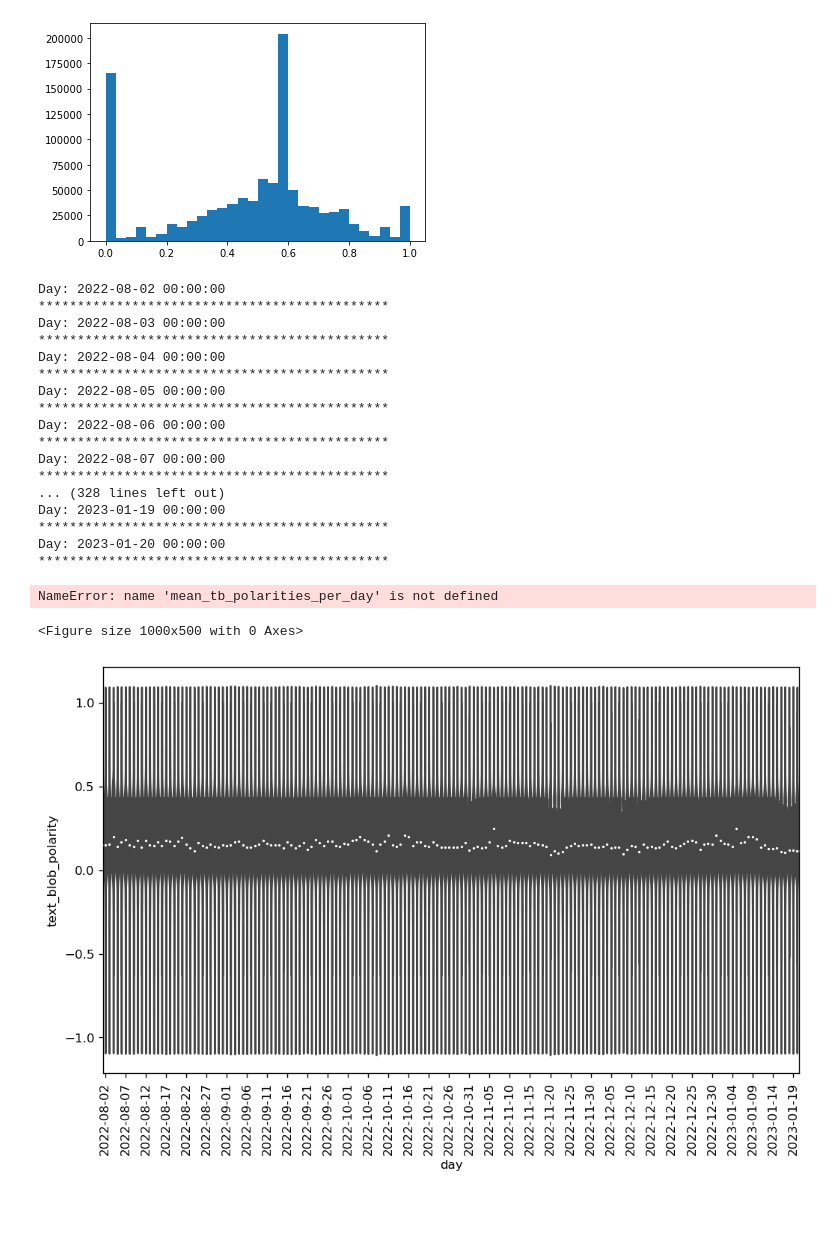
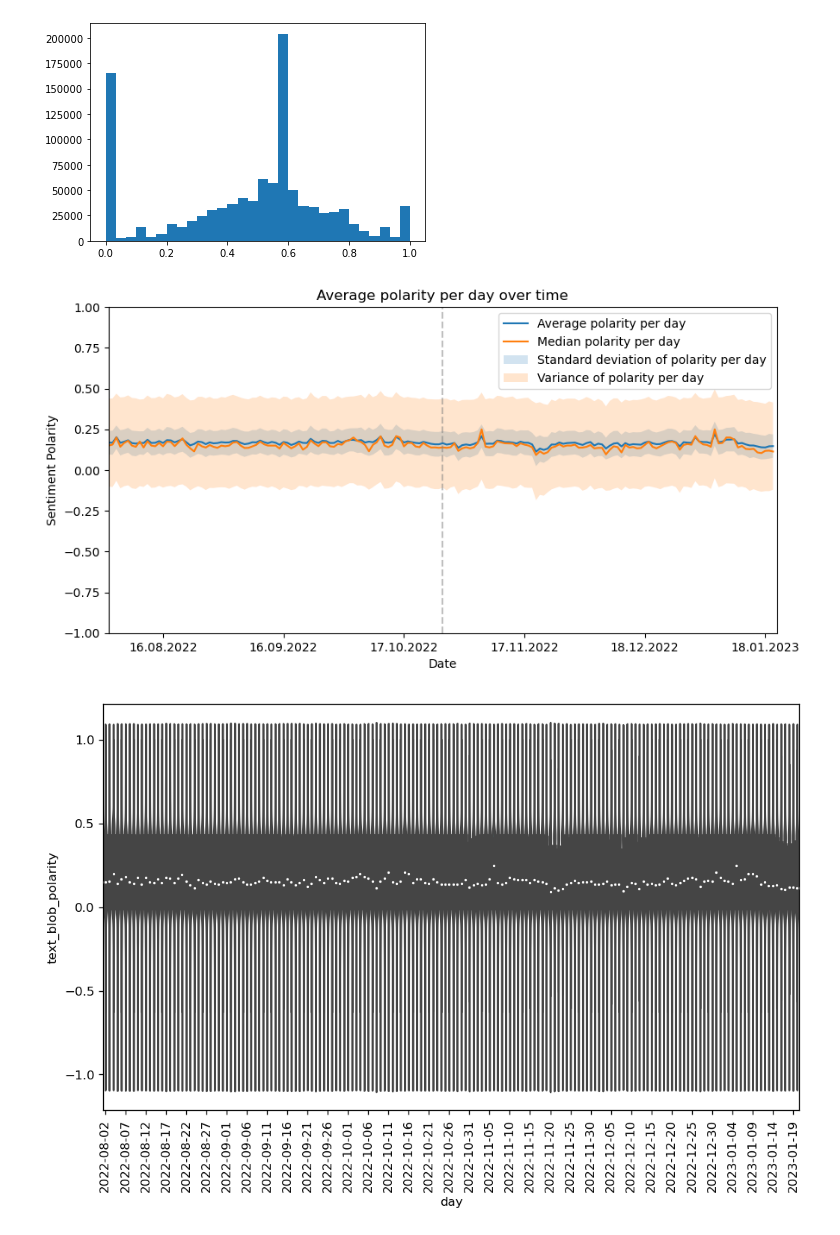
Before and after one commit to mdeppner/lgbtq-twitter-analysis, a Jupyter notebook: lgbtq_tweet_analysis.ipynb, the cells around one changed output. Drawn from its saved outputs; the diff is of its cells as text; code cells hidden in the pictures; blank space fills up the shorter version.

```diff
--- a/lgbtq_tweet_analysis.ipynb
+++ b/lgbtq_tweet_analysis.ipynb
@@ -127,10 +122,10 @@ os.environ['Twitter_Bearer_Token'] = bearer_token
 def auth():
     return os.getenv('Twitter_Bearer_Token')
 # %%
-consumer_key = 'ejMMb5Cvj2d6s0gwDAJi3Y9Cc'
-consumer_secret = 'RNZEFHl3PAtQkxpZTC1YliGbfcSdjlL4SnuX6fnR1PWJ1xDbGW'
-access_token = '1600184977420963845-iCZd2SeMRDtUusQOJofjNDYtJadGNB'
-access_secret = 'TFwzBo8ZzppEWfQX5n0Dq1jWhT9eHEjpu53tpjnOh5MCC'
+consumer_key = 'CONSUMER_KEY'
+consumer_secret = 'CONSUMER_SECRET_KEY'
+access_token = 'ACCESS_TOKEN'
+access_secret = 'ACCESS_SECRET_TOKEN'
 
 client = tweepy.Client(
     bearer_token = auth(),
@@ -577,59 +559,40 @@ mean_tb_polarities_per_day = np.array(mean_tb_polarities_per_day)
 median_tb_polarities_per_day = np.array(median_tb_polarities_per_day)
 std_tb_polarities_per_day = np.array(std_tb_polarities_per_day)
 var_tb_polarities_per_day = np.array(var_tb_polarities_per_day)
-# %% [output]
-Day: 2022-08-02 00:00:00
-*********************************************
-Day: 2022-08-03 00:00:00
-*********************************************
-Day: 2022-08-04 00:00:00
-*********************************************
-Day: 2022-08-05 00:00:00
-*********************************************
-Day: 2022-08-06 00:00:00
-*********************************************
-Day: 2022-08-07 00:00:00
-*********************************************
-... (328 lines left out)
-Day: 2023-01-19 00:00:00
-*********************************************
-Day: 2023-01-20 00:00:00
-*********************************************
 # %%
 date_index = startdates_all
 
 plt.figure(figsize=(10, 5), dpi=100)
 
 plt.plot(date_index, mean_tb_polarities_per_day, label='Average polarity per day')
-plt.plot(date_index, median_tb_polarities_per_day, label='Average polarity per day')
+plt.plot(date_index, median_tb_polarities_per_day, label='Median polarity per day')
 plt.fill_between(date_index,
                  mean_tb_polarities_per_day - std_tb_polarities_per_day,
                  mean_tb_polarities_per_day + std_tb_polarities_per_day,
                  alpha=0.2, label='Standard deviation of polarity per day')
 
 plt.fill_between(date_index,
                  mean_tb_polarities_per_day - var_tb_polarities_per_day,
                  mean_tb_polarities_per_day + var_tb_polarities_per_day,
                  alpha=0.2, label='Variance of polarity per day')
 
 # set the tick locations and labels
 plt.gca().xaxis.set_major_locator(mdates.DayLocator(interval=31))
 plt.gca().xaxis.set_major_formatter(mdates.DateFormatter('%d.%m.%Y'))
 plt.xlim(startdates_all[0], enddates_all[-1])
 
 # Add a vertical line to mark the date of acquisition
 plt.axvline(x=date_of_acquisition,color='gray',linestyle='--',alpha=0.5)
 
-plt.ylim(0,1)
+plt.ylim(-1,1)
 plt.title("Average polarity per day over time")
 plt.xlabel("Date")
 plt.ylabel("Sentiment Polarity")
 plt.legend(loc='upper right')
 
 plt.show()
 # %% [output]
-NameError: name 'mean_tb_polarities_per_day' is not defined
-<Figure size 1000x500 with 0 Axes>
+[figure, added]
 # %%
 # Extract the days from the 'created_at' timestamps to make the handling of the violin plots easier
 
```
Also changed, not shown: parts of 19 cells of this notebook.
